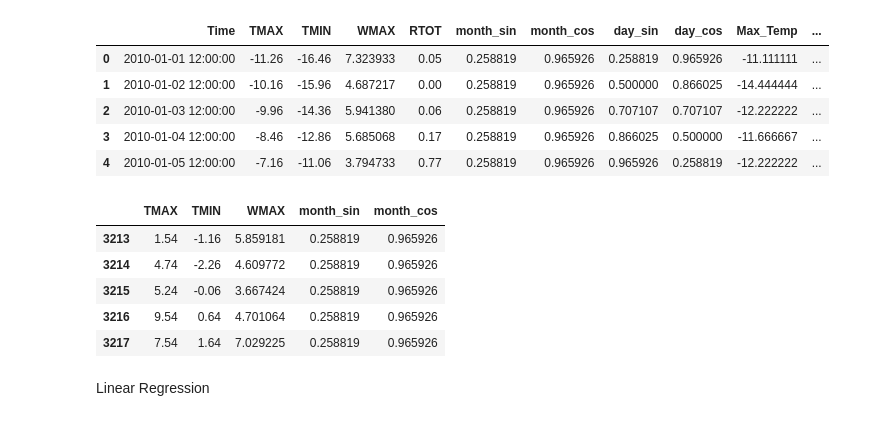
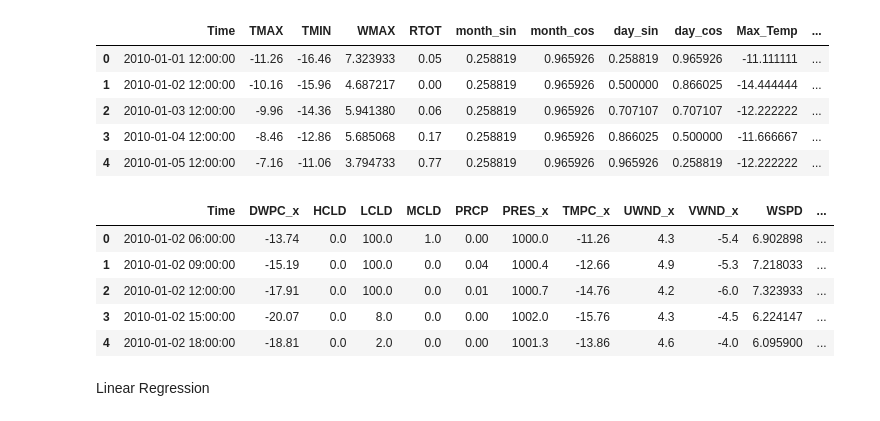
Before and after one commit to dfu2020/ATMS-597-SP-2020-Project-4, a Jupyter notebook: Project4_Joyce_v2.ipynb, the cells around one changed output. Cells and saved outputs as stored; diff of their text form; code cells hidden in the pictures.

```diff
--- a/Project4_Joyce_v2.ipynb
+++ b/Project4_Joyce_v2.ipynb
@@ -51,0 +54,3 @@ GFS_df.head()
+# %%
+Surface_df = pd.read_csv("GFS_surface.csv", parse_dates=True, index_col='Time')
+Surface_df.head()
@@ -51,0 +67,3 @@ GFS_df.head()
+# %%
+Profile_df = pd.read_csv("GFS_profile.csv", parse_dates=True, index_col='Time')
+Profile_df.head()
@@ -63,6 +95,19 @@ features_df.head()
 | 2 | 2010-01-03 12:00:00 | -9.96 | -14.36 | 5.941380 | 0.06 | 0.258819 | 0.965926 | 0.707107 | 0.707107 | -12.222222 | ... |
 | 3 | 2010-01-04 12:00:00 | -8.46 | -12.86 | 5.685068 | 0.17 | 0.258819 | 0.965926 | 0.866025 | 0.500000 | -11.666667 | ... |
 | 4 | 2010-01-05 12:00:00 | -7.16 | -11.06 | 3.794733 | 0.77 | 0.258819 | 0.965926 | 0.965926 | 0.258819 | -12.222222 | ... |
+# %%
+# Combine GFS daily and KCMI daily
+GFS_df_new = pd.merge(Surface_df.reset_index(), Profile_df.reset_index(), on='Time', how='inner')
+GFS_df_new.Time = pd.to_datetime(GFS_df_new.Time)
+# %%
+GFS_df_new.head()
+# %% [output]
+|  | Time | DWPC_x | HCLD | LCLD | MCLD | PRCP | PRES_x | TMPC_x | UWND_x | VWND_x | WSPD | ... |
+| 0 | 2010-01-02 06:00:00 | -13.74 | 0.0 | 100.0 | 1.0 | 0.00 | 1000.0 | -11.26 | 4.3 | -5.4 | 6.902898 | ... |
+| 1 | 2010-01-02 09:00:00 | -15.19 | 0.0 | 100.0 | 0.0 | 0.04 | 1000.4 | -12.66 | 4.9 | -5.3 | 7.218033 | ... |
+| 2 | 2010-01-02 12:00:00 | -17.91 | 0.0 | 100.0 | 0.0 | 0.01 | 1000.7 | -14.76 | 4.2 | -6.0 | 7.323933 | ... |
+| 3 | 2010-01-02 15:00:00 | -20.07 | 0.0 | 8.0 | 0.0 | 0.00 | 1002.0 | -15.76 | 4.3 | -4.5 | 6.224147 | ... |
+| 4 | 2010-01-02 18:00:00 | -18.81 | 0.0 | 2.0 | 0.0 | 0.00 | 1001.3 | -13.86 | 4.6 | -4.0 | 6.095900 | ... |
 # %%
 # Split into training and test sets
 # Can change features
@@ -71,15 +116,6 @@ x_test_all = features_df[features_df.Time.dt.year==2019]
 
 y_train_all = features_df[features_df.Time.dt.year<2019]
 y_test_all = features_df[features_df.Time.dt.year==2019]
-# %%
-x_test.head()
-# %% [output]
-|  | TMAX | TMIN | WMAX | month_sin | month_cos |
-| 3213 | 1.54 | -1.16 | 5.859181 | 0.258819 | 0.965926 |
-| 3214 | 4.74 | -2.26 | 4.609772 | 0.258819 | 0.965926 |
-| 3215 | 5.24 | -0.06 | 3.667424 | 0.258819 | 0.965926 |
-| 3216 | 9.54 | 0.64 | 4.701064 | 0.258819 | 0.965926 |
-| 3217 | 7.54 | 1.64 | 7.029225 | 0.258819 | 0.965926 |
 # %% [markdown]
 Linear Regression
 # %%
```
Also changed, not shown: parts of 9 cells of this notebook.
